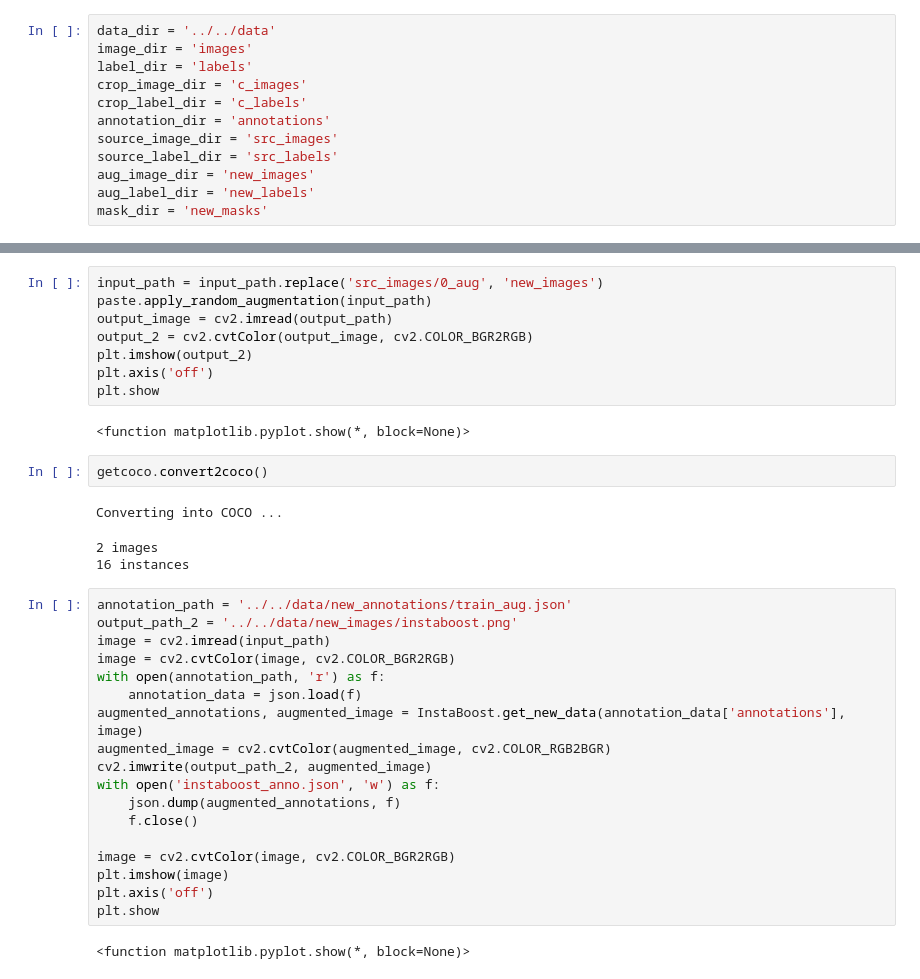
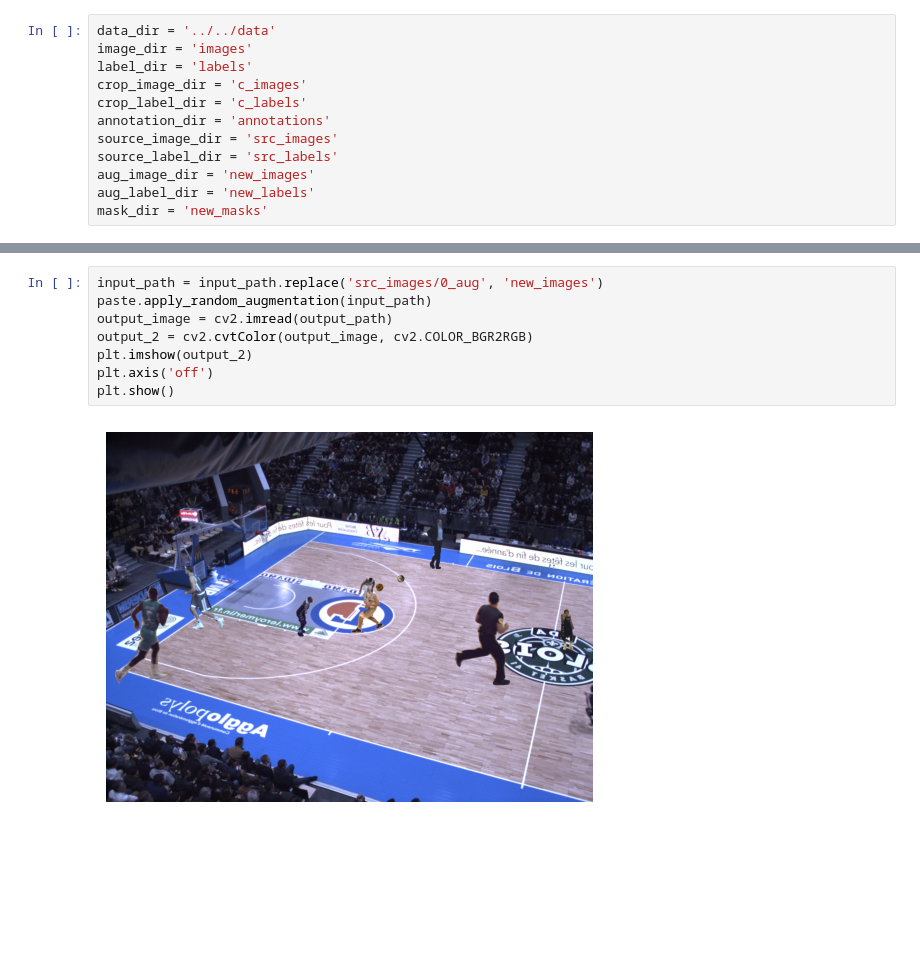
Before and after one commit to nguyendinhson-kaist/ICCV23-Seg-AutoID, a Jupyter notebook: utils/data_augmentation/data_augment.ipynb, the cells around one changed output, grey strips where cells are left out. Drawn from its saved outputs; the diff is of its cells as text; blank space fills up the shorter version.

Commit message:
Offline data augmentation notebook

```diff
--- a/utils/data_augmentation/data_augment.ipynb
+++ b/utils/data_augmentation/data_augment.ipynb
@@ -133,36 +272,10 @@ plt.show
 # %%
 input_path = input_path.replace('src_images/0_aug', 'new_images')
 paste.apply_random_augmentation(input_path)
 output_image = cv2.imread(output_path)
 output_2 = cv2.cvtColor(output_image, cv2.COLOR_BGR2RGB)
 plt.imshow(output_2)
 plt.axis('off')
-plt.show
+plt.show()
 # %% [output]
-<function matplotlib.pyplot.show(*, block=None)>
+[figure, added]
-# %%
-getcoco.convert2coco()
-# %% [output]
-Converting into COCO ...
-2 images
-16 instances
-# %%
-annotation_path = '../../data/new_annotations/train_aug.json'
-output_path_2 = '../../data/new_images/instaboost.png'
-image = cv2.imread(input_path)
-image = cv2.cvtColor(image, cv2.COLOR_BGR2RGB)
-with open(annotation_path, 'r') as f:
-    annotation_data = json.load(f)
-augmented_annotations, augmented_image = InstaBoost.get_new_data(annotation_data['annotations'], image)
-augmented_image = cv2.cvtColor(augmented_image, cv2.COLOR_RGB2BGR)
-cv2.imwrite(output_path_2, augmented_image)
-with open('instaboost_anno.json', 'w') as f:
-    json.dump(augmented_annotations, f)
-    f.close()
-
-image = cv2.cvtColor(image, cv2.COLOR_BGR2RGB)
-plt.imshow(image)
-plt.axis('off')
-plt.show
-# %% [output]
-<function matplotlib.pyplot.show(*, block=None)>
```
Also changed, not shown: parts of 9 cells of this notebook.
